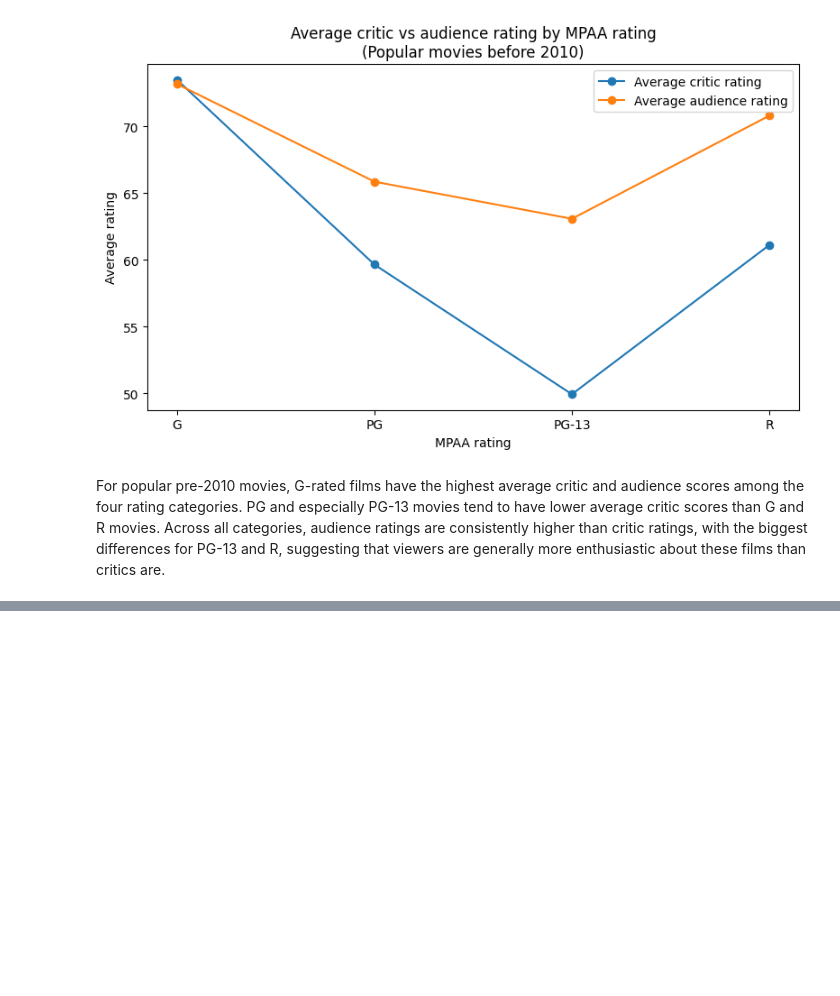
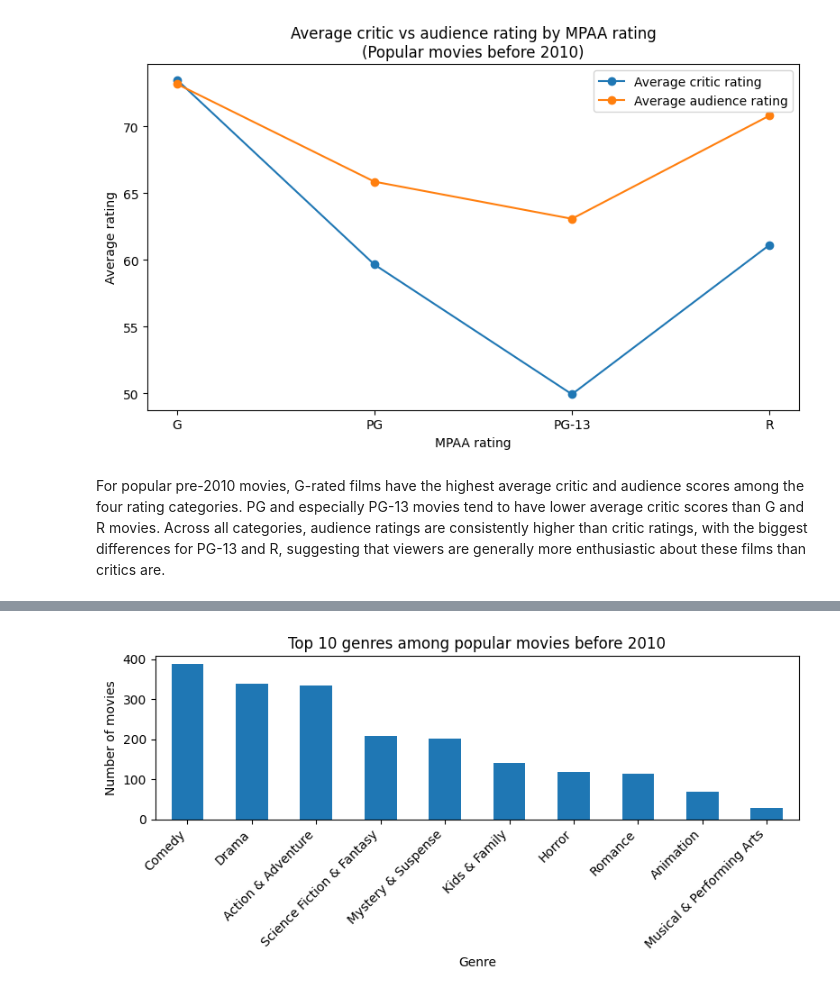
Before and after one commit to fayyyyyxy/movie-rating-prediction, a Jupyter notebook: src/cleaning_EDA/EDA_popmov2010.ipynb, the cells around one changed output, grey strips where cells are left out. Saved outputs shown, nothing was run; the diff lists cells and outputs as text; code cells hidden in the pictures; blank space fills up the shorter version.

```diff
--- a/src/cleaning_EDA/EDA_popmov2010.ipynb
+++ b/src/cleaning_EDA/EDA_popmov2010.ipynb
@@ -83,0 +120,11 @@ For popular pre-2010 movies, G-rated films have the highest average critic and a
+# %%
+# split multi-genre strings
+genre_counts = (
+    popmov["genre"]
+      .str.split(",")
+      .explode()
+      .str.strip()
+      .value_counts()
+)
+
+genre_counts.head(10)
@@ -83,0 +144,11 @@ For popular pre-2010 movies, G-rated films have the highest average critic and a
+# %%
+plt.figure(figsize=(8,4))
+genre_counts.head(10).plot(kind="bar")
+plt.xlabel("Genre")
+plt.ylabel("Number of movies")
+plt.title("Top 10 genres among popular movies before 2010")
+plt.xticks(rotation=45, ha="right")
+plt.tight_layout()
+plt.show()
+# %% [output]
+[figure, added]
```
Also changed, not shown: parts of 14 cells of this notebook.
